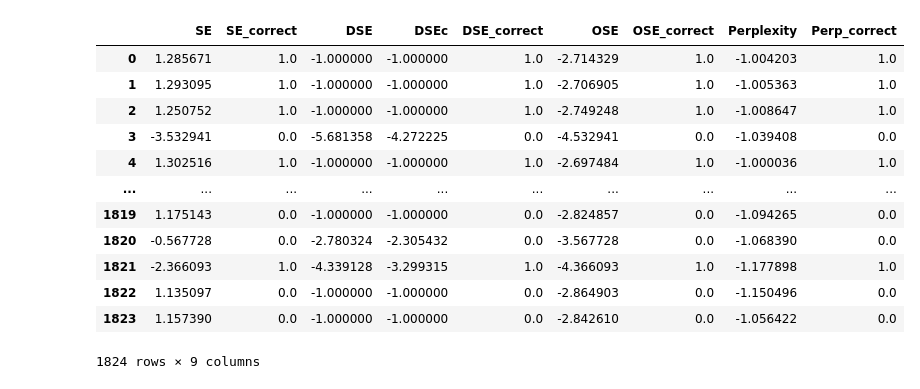
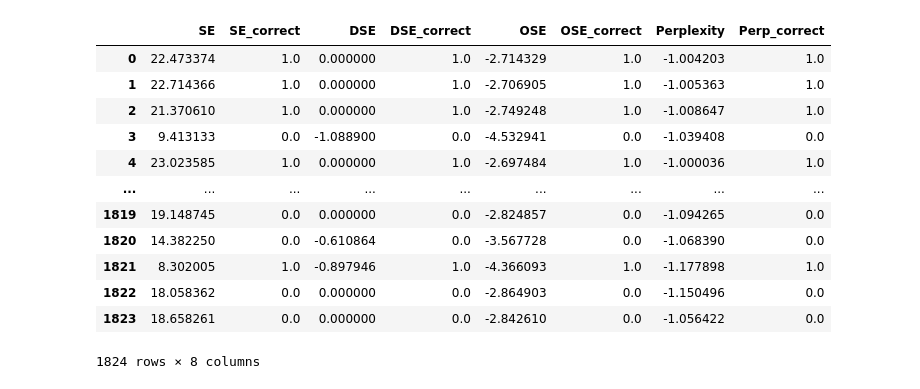
Before and after one commit to jahanpd/mrcog_llm_uncertainty, a Jupyter notebook: metric_distribution.ipynb, the cells around one changed output. Saved outputs shown, nothing was run; the diff lists cells and outputs as text; code cells hidden in the pictures.

```diff
--- a/metric_distribution.ipynb
+++ b/metric_distribution.ipynb
@@ -1,52 +1,50 @@
 # %%
 import pickle
 
-with open(f'./data/openai_gpt_final_results.pkl', 'rb') as infile:
+with open(f'./data/openai_gpt_original_final_results.pkl', 'rb') as infile:
     results = pickle.load(infile)
 # %%
 import seaborn as sns
 import pandas as pd
 import numpy as np
 
 negent = -1*np.array(results["entropy"])
 ent_correct = np.array(results["entropy_correct"]).astype(np.float32)
 
 negdent = -1*np.array(results["dentropy"])
-negdentc = -1*np.array(results["dentropyc"])
 dent_correct = np.array(results["dentropy_correct"]).astype(np.float32)
 
 neg_og_ent = -1*np.array(results["og_entropy"])
 og_ent_correct = np.array(results["og_entropy_correct"]).astype(np.float32)
 
 negperp = -1*np.array(results["perplexity"])
 perp_correct = np.array(results["perplexity_correct"]).astype(np.float32)
 
 df = pd.DataFrame({
     'SE':negent,
     'SE_correct':ent_correct,
     'DSE':negdent,
-    'DSEc':negdentc,
     'DSE_correct':dent_correct,
     'OSE':neg_og_ent,
     'OSE_correct':og_ent_correct,
     'Perplexity':negperp,
     'Perp_correct':perp_correct,
     })
 df
 # %% [output]
-|  | SE | SE_correct | DSE | DSEc | DSE_correct | OSE | OSE_correct | Perplexity | Perp_correct |
-| 0 | 1.285671 | 1.0 | -1.000000 | -1.000000 | 1.0 | -2.714329 | 1.0 | -1.004203 | 1.0 |
-| 1 | 1.293095 | 1.0 | -1.000000 | -1.000000 | 1.0 | -2.706905 | 1.0 | -1.005363 | 1.0 |
-| 2 | 1.250752 | 1.0 | -1.000000 | -1.000000 | 1.0 | -2.749248 | 1.0 | -1.008647 | 1.0 |
-| 3 | -3.532941 | 0.0 | -5.681358 | -4.272225 | 0.0 | -4.532941 | 0.0 | -1.039408 | 0.0 |
-| 4 | 1.302516 | 1.0 | -1.000000 | -1.000000 | 1.0 | -2.697484 | 1.0 | -1.000036 | 1.0 |
-| ... | ... | ... | ... | ... | ... | ... | ... | ... | ... |
-| 1819 | 1.175143 | 0.0 | -1.000000 | -1.000000 | 0.0 | -2.824857 | 0.0 | -1.094265 | 0.0 |
-| 1820 | -0.567728 | 0.0 | -2.780324 | -2.305432 | 0.0 | -3.567728 | 0.0 | -1.068390 | 0.0 |
-| 1821 | -2.366093 | 1.0 | -4.339128 | -3.299315 | 1.0 | -4.366093 | 1.0 | -1.177898 | 1.0 |
-| 1822 | 1.135097 | 0.0 | -1.000000 | -1.000000 | 0.0 | -2.864903 | 0.0 | -1.150496 | 0.0 |
-| 1823 | 1.157390 | 0.0 | -1.000000 | -1.000000 | 0.0 | -2.842610 | 0.0 | -1.056422 | 0.0 |
+|  | SE | SE_correct | DSE | DSE_correct | OSE | OSE_correct | Perplexity | Perp_correct |
+| 0 | 22.473374 | 1.0 | 0.000000 | 1.0 | -2.714329 | 1.0 | -1.004203 | 1.0 |
+| 1 | 22.714366 | 1.0 | 0.000000 | 1.0 | -2.706905 | 1.0 | -1.005363 | 1.0 |
+| 2 | 21.370610 | 1.0 | 0.000000 | 1.0 | -2.749248 | 1.0 | -1.008647 | 1.0 |
+| 3 | 9.413133 | 0.0 | -1.088900 | 0.0 | -4.532941 | 0.0 | -1.039408 | 0.0 |
+| 4 | 23.023585 | 1.0 | 0.000000 | 1.0 | -2.697484 | 1.0 | -1.000036 | 1.0 |
+| ... | ... | ... | ... | ... | ... | ... | ... | ... |
+| 1819 | 19.148745 | 0.0 | 0.000000 | 0.0 | -2.824857 | 0.0 | -1.094265 | 0.0 |
+| 1820 | 14.382250 | 0.0 | -0.610864 | 0.0 | -3.567728 | 0.0 | -1.068390 | 0.0 |
+| 1821 | 8.302005 | 1.0 | -0.897946 | 1.0 | -4.366093 | 1.0 | -1.177898 | 1.0 |
+| 1822 | 18.058362 | 0.0 | 0.000000 | 0.0 | -2.864903 | 0.0 | -1.150496 | 0.0 |
+| 1823 | 18.658261 | 0.0 | 0.000000 | 0.0 | -2.842610 | 0.0 | -1.056422 | 0.0 |
-1824 rows × 9 columns
+1824 rows × 8 columns
 # %%
 import matplotlib.pyplot as plt
 fig, axes = plt.subplots(2, 2, figsize=(12, 12))
```
Also changed, not shown: parts of 2 cells of this notebook, 1 other file.
